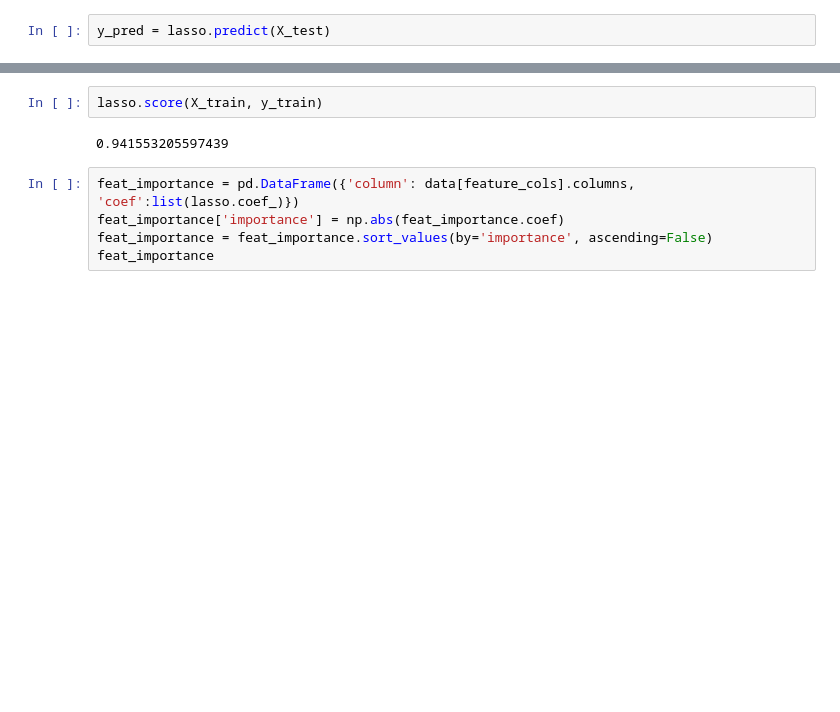
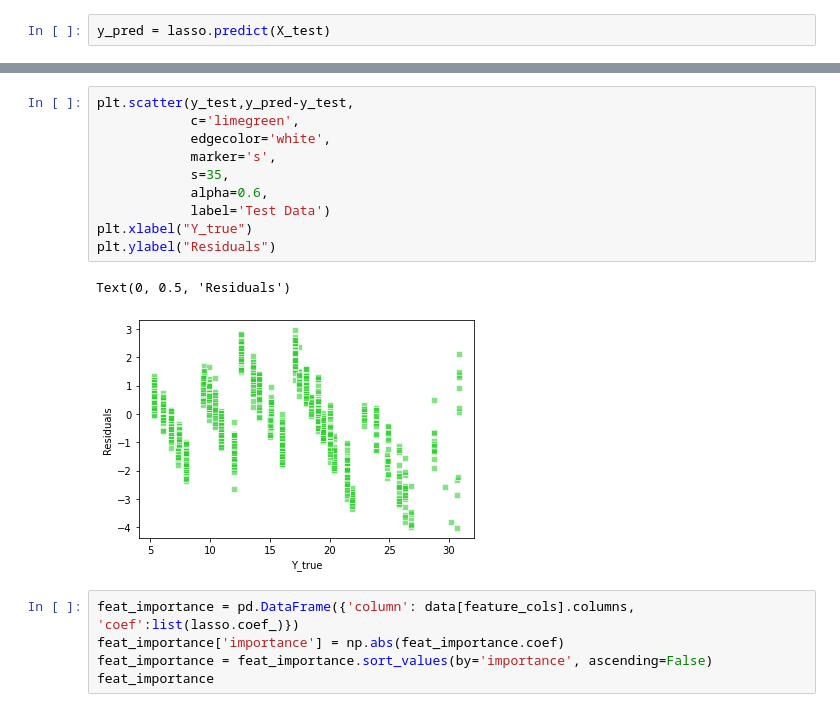
Before and after one commit to danielliu99/stout, a Jupyter notebook: Ri_Liu_Case_Study_1.ipynb, the cells around one changed output, grey strips where cells are left out. Cells and saved outputs as stored; diff of their text form; blank space fills up the shorter version.

```diff
--- a/Ri_Liu_Case_Study_1.ipynb
+++ b/Ri_Liu_Case_Study_1.ipynb
@@ -706,9 +700,18 @@ print('RMSE: ', np.sqrt(mse))
 # %% [output]
 RMSE:  1.141975310261384
-# %%
-lasso.score(X_train, y_train)
-# %% [output]
-0.941553205597439
+# %%
+plt.scatter(y_test,y_pred-y_test,
+            c='limegreen',
+            edgecolor='white',
+            marker='s',
+            s=35,
+            alpha=0.6,
+            label='Test Data')
+plt.xlabel("Y_true")
+plt.ylabel("Residuals")
+# %% [output]
+Text(0, 0.5, 'Residuals')
+[figure, added]
 # %%
 feat_importance = pd.DataFrame({'column': data[feature_cols].columns, 'coef':list(lasso.coef_)})
 feat_importance['importance'] = np.abs(feat_importance.coef)
```
Also changed, not shown: parts of 36 cells of this notebook.
